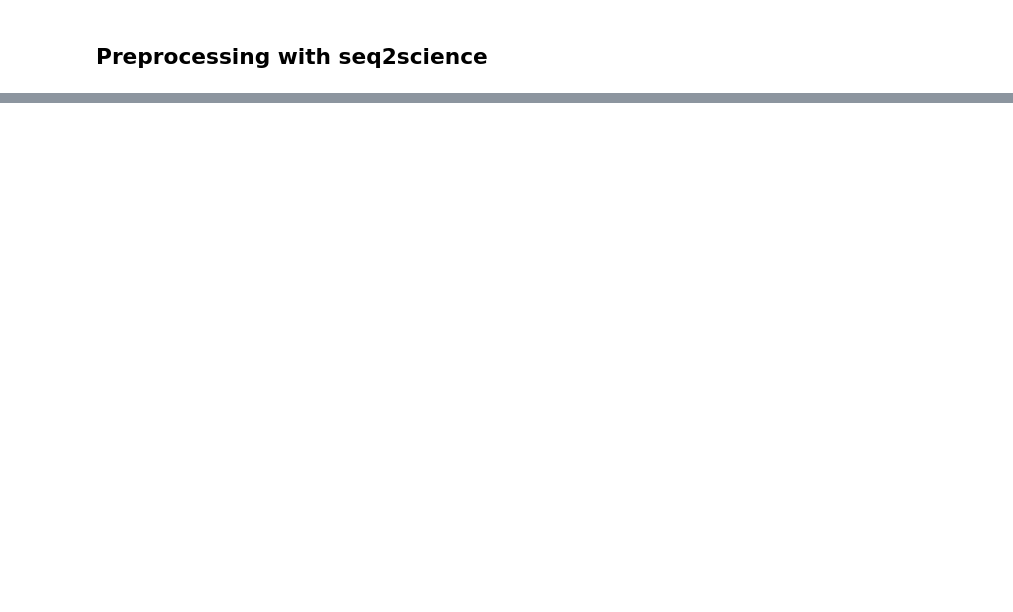
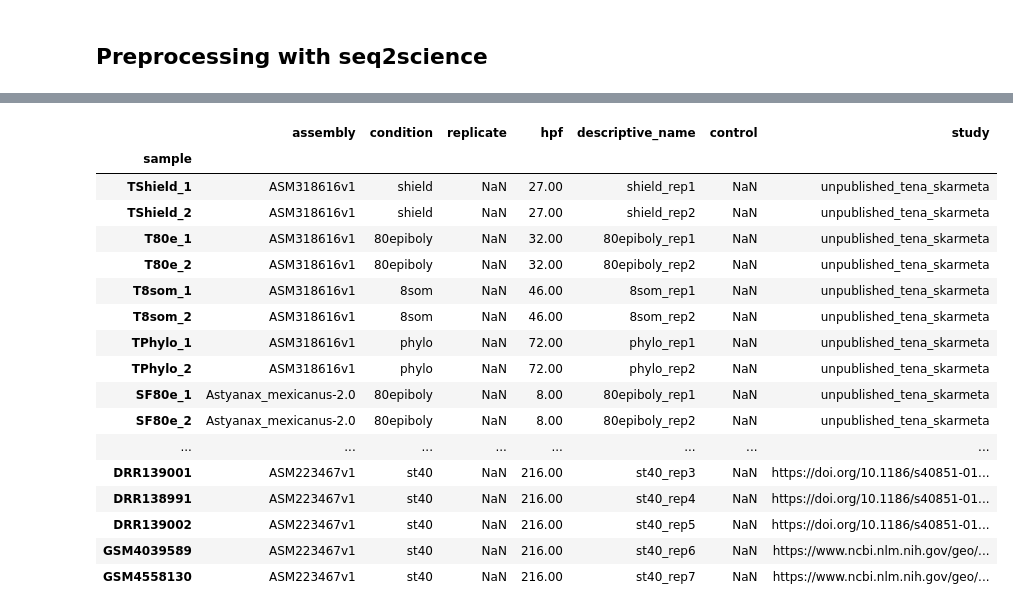
Before and after one commit to vanheeringen-lab/DevelopmentalRegulation_old, a Jupyter notebook: docs/seq2science.ipynb, the cells around one changed output, grey strips where cells are left out. Cells and saved outputs as stored; diff of their text form; code cells hidden in the pictures; blank space fills up the shorter version.

```diff
--- a/docs/seq2science.ipynb
+++ b/docs/seq2science.ipynb
@@ -29,0 +3,38 @@ samples_table
+# %%
+import os
+import sys
+import inspect
+
+import pandas as pd
+
+# prepare to fetch our util
+currentdir = os.path.dirname(os.path.abspath(inspect.getfile(inspect.currentframe())))
+parentdir = os.path.dirname(currentdir)
+sys.path.insert(0,parentdir)
+
+import analysis.util as util
+
+
+pd.set_option('display.max_rows', None)
+
+samples_table = pd.read_csv(util.samples_url, sep="\t", index_col=0)
+samples_table
+# %% [output]
+|  | assembly | condition | replicate | hpf | descriptive_name | control | study |
+| sample |  |  |  |  |  |  |  |
+| TShield_1 | ASM318616v1 | shield | NaN | 27.00 | shield_rep1 | NaN | unpublished_tena_skarmeta |
+| TShield_2 | ASM318616v1 | shield | NaN | 27.00 | shield_rep2 | NaN | unpublished_tena_skarmeta |
+| T80e_1 | ASM318616v1 | 80epiboly | NaN | 32.00 | 80epiboly_rep1 | NaN | unpublished_tena_skarmeta |
+| T80e_2 | ASM318616v1 | 80epiboly | NaN | 32.00 | 80epiboly_rep2 | NaN | unpublished_tena_skarmeta |
+| T8som_1 | ASM318616v1 | 8som | NaN | 46.00 | 8som_rep1 | NaN | unpublished_tena_skarmeta |
+| T8som_2 | ASM318616v1 | 8som | NaN | 46.00 | 8som_rep2 | NaN | unpublished_tena_skarmeta |
+| TPhylo_1 | ASM318616v1 | phylo | NaN | 72.00 | phylo_rep1 | NaN | unpublished_tena_skarmeta |
+| TPhylo_2 | ASM318616v1 | phylo | NaN | 72.00 | phylo_rep2 | NaN | unpublished_tena_skarmeta |
+| SF80e_1 | Astyanax_mexicanus-2.0 | 80epiboly | NaN | 8.00 | 80epiboly_rep1 | NaN | unpublished_tena_skarmeta |
+| SF80e_2 | Astyanax_mexicanus-2.0 | 80epiboly | NaN | 8.00 | 80epiboly_rep2 | NaN | unpublished_tena_skarmeta |
+| ... | ... | ... | ... | ... | ... | ... | ... |
+| DRR139001 | ASM223467v1 | st40 | NaN | 216.00 | st40_rep3 | NaN | https://doi.org/10.1186/s40851-01... |
+| DRR138991 | ASM223467v1 | st40 | NaN | 216.00 | st40_rep4 | NaN | https://doi.org/10.1186/s40851-01... |
+| DRR139002 | ASM223467v1 | st40 | NaN | 216.00 | st40_rep5 | NaN | https://doi.org/10.1186/s40851-01... |
+| GSM4039589 | ASM223467v1 | st40 | NaN | 216.00 | st40_rep6 | NaN | https://www.ncbi.nlm.nih.gov/geo/... |
+| GSM4558130 | ASM223467v1 | st40 | NaN | 216.00 | st40_rep7 | NaN | https://www.ncbi.nlm.nih.gov/geo/... |
```
Also changed, not shown: parts of 1 cell of this notebook, 7 other files.
